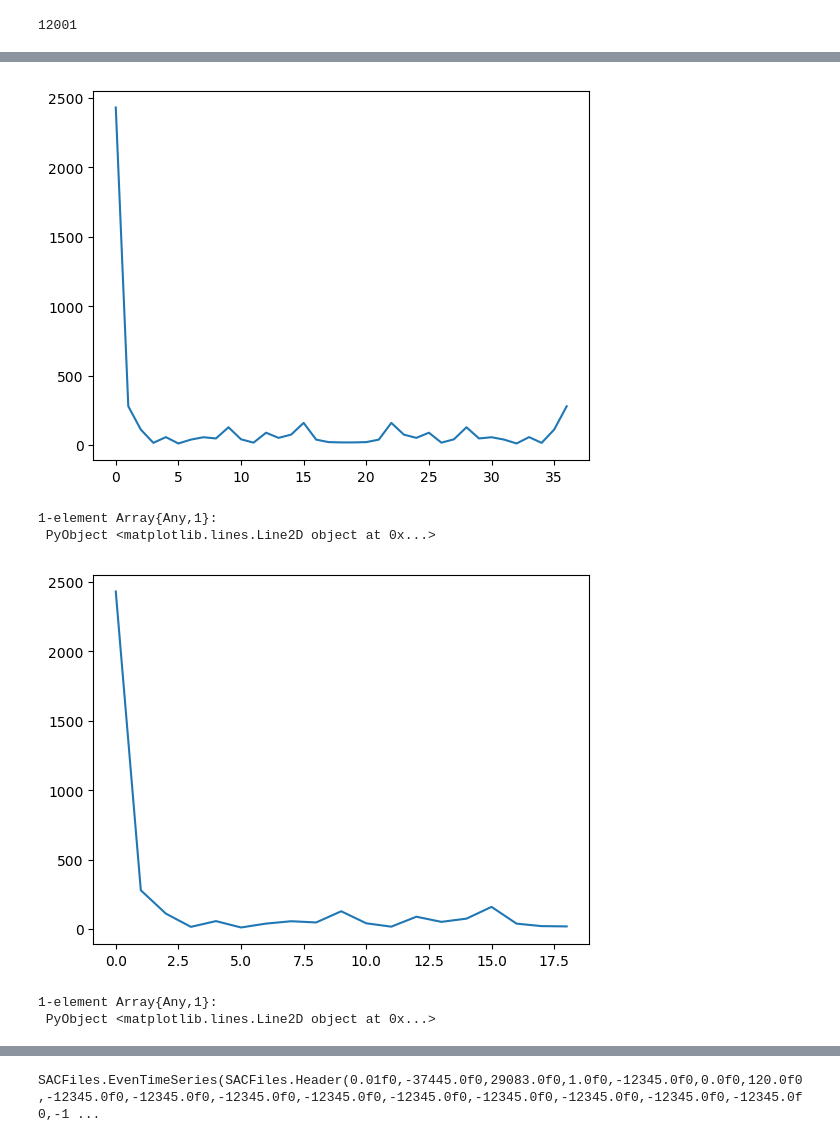
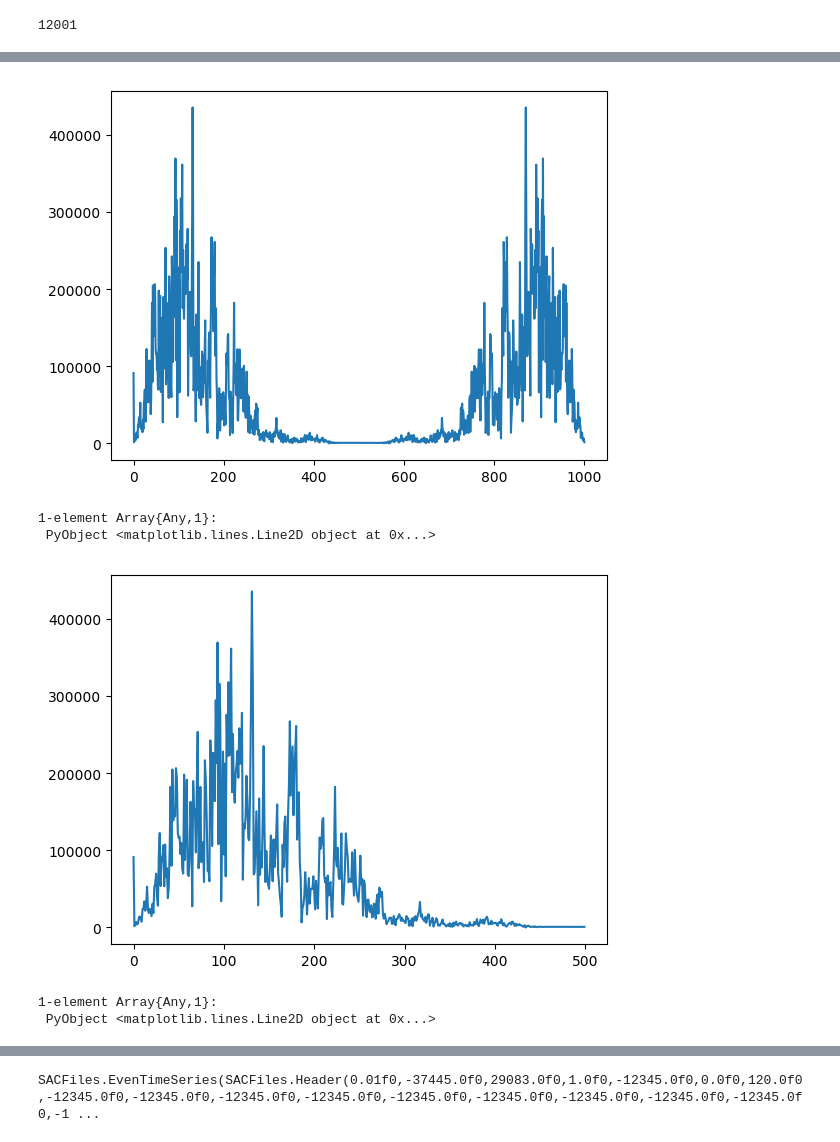
Before and after one commit to RadamesGutierrezZ/Verano, a Jupyter notebook: SegundoEvento.ipynb, the cells around one changed output, grey strips where cells are left out. Drawn from its saved outputs; the diff is of its cells as text; code cells hidden in the pictures.

```diff
--- a/SegundoEvento.ipynb
+++ b/SegundoEvento.ipynb
@@ -71,5 +71,5 @@ length(D2Z)
 # %% [output]
 12001
 # %%
-ondaP = D2Z[4:40]
+ondaP = D2Z[500:1500]
 # %% [output]
@@ -119,13 +119,13 @@ Ftra1 = fft(ondaP)
 # %%
 plot(abs(Ftra1))
 # %% [output]
-[figure, old version]
+[figure, new version]
 1-element Array{Any,1}:
  PyObject <matplotlib.lines.Line2D object at 0x...>
 # %%
-plot(abs(Ftra1[1:19]))
+plot(abs(Ftra1[1:500]))
 # %% [output]
-[figure, old version]
+[figure, new version]
 1-element Array{Any,1}:
  PyObject <matplotlib.lines.Line2D object at 0x...>
 # %%
```
Also changed, not shown: parts of 32 cells of this notebook.
